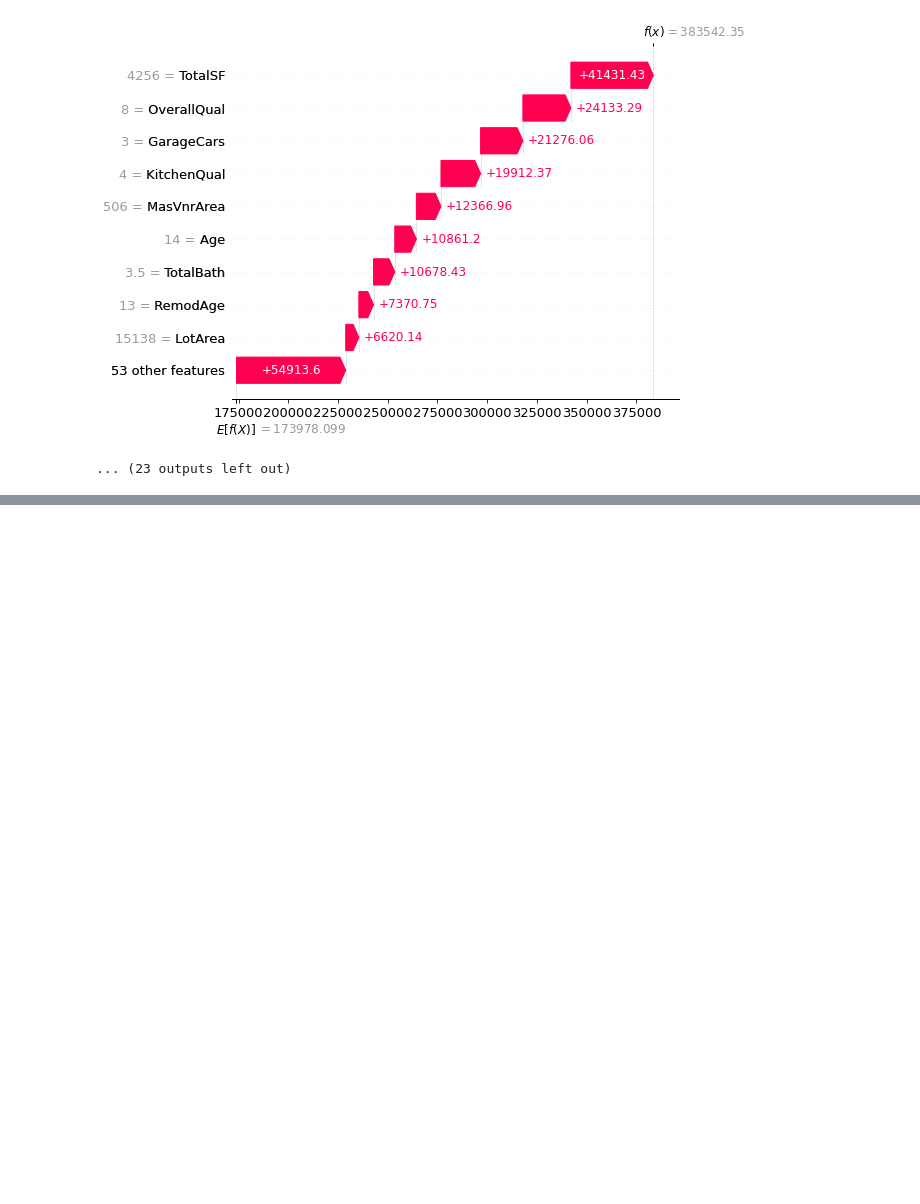
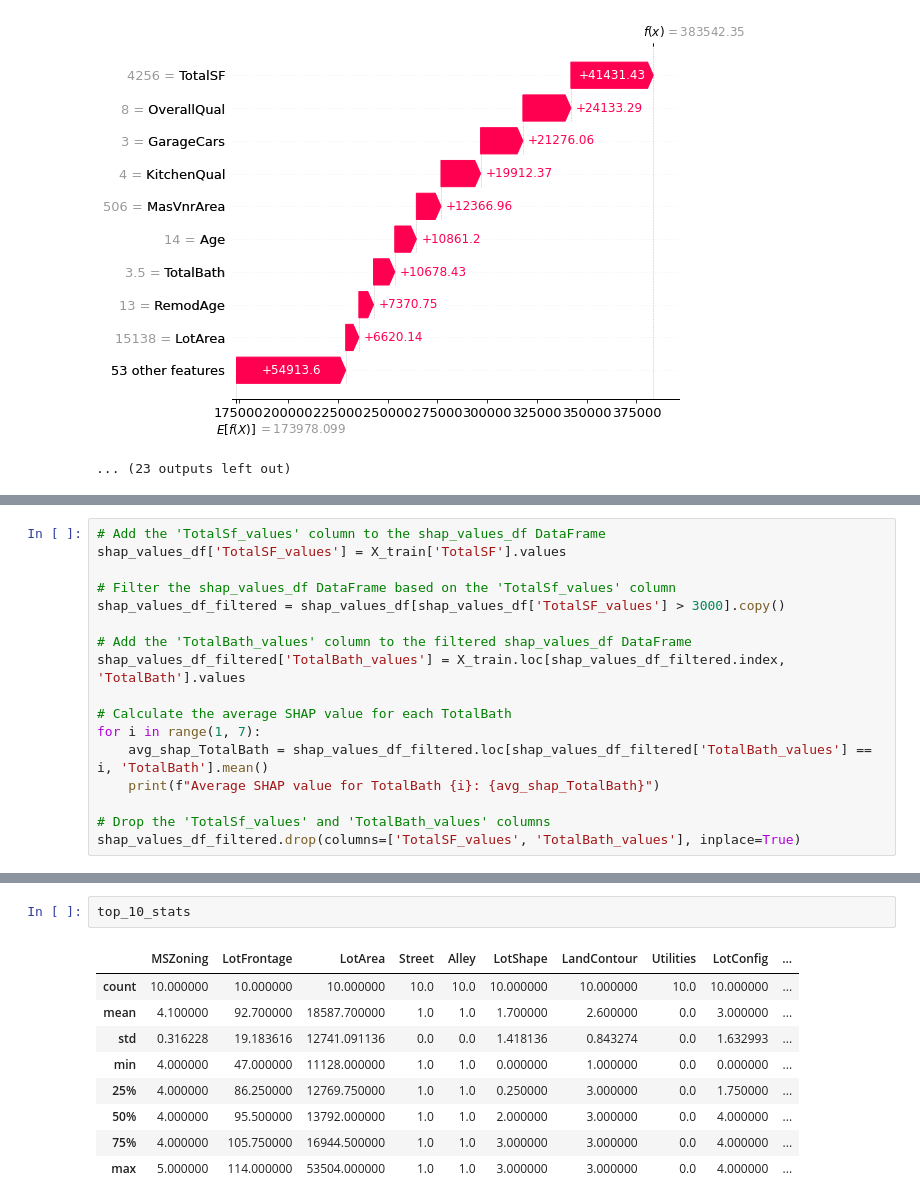
Before and after one commit to jasonphillip/Ames_Housing_ML_Project, a Jupyter notebook: models/Random_forest_model.ipynb, the cells around one changed output, grey strips where cells are left out. Saved outputs shown, nothing was run; the diff lists cells and outputs as text; blank space fills up the shorter version.

```diff
--- a/models/Random_forest_model.ipynb
+++ b/models/Random_forest_model.ipynb
@@ -501,0 +685,17 @@ housing
+# %%
+# Add the 'TotalSf_values' column to the shap_values_df DataFrame
+shap_values_df['TotalSF_values'] = X_train['TotalSF'].values
+
+# Filter the shap_values_df DataFrame based on the 'TotalSf_values' column
+shap_values_df_filtered = shap_values_df[shap_values_df['TotalSF_values'] > 3000].copy()
+
+# Add the 'TotalBath_values' column to the filtered shap_values_df DataFrame
+shap_values_df_filtered['TotalBath_values'] = X_train.loc[shap_values_df_filtered.index, 'TotalBath'].values
+
+# Calculate the average SHAP value for each TotalBath
+for i in range(1, 7):
+    avg_shap_TotalBath = shap_values_df_filtered.loc[shap_values_df_filtered['TotalBath_values'] == i, 'TotalBath'].mean()
+    print(f"Average SHAP value for TotalBath {i}: {avg_shap_TotalBath}")
+
+# Drop the 'TotalSf_values' and 'TotalBath_values' columns
+shap_values_df_filtered.drop(columns=['TotalSF_values', 'TotalBath_values'], inplace=True)
@@ -501,0 +827,12 @@ housing
+# %%
+top_10_stats
+# %% [output]
+|  | MSZoning | LotFrontage | LotArea | Street | Alley | LotShape | LandContour | Utilities | LotConfig | ... |
+| count | 10.000000 | 10.000000 | 10.000000 | 10.0 | 10.0 | 10.000000 | 10.000000 | 10.0 | 10.000000 | ... |
+| mean | 4.100000 | 92.700000 | 18587.700000 | 1.0 | 1.0 | 1.700000 | 2.600000 | 0.0 | 3.000000 | ... |
+| std | 0.316228 | 19.183616 | 12741.091136 | 0.0 | 0.0 | 1.418136 | 0.843274 | 0.0 | 1.632993 | ... |
+| min | 4.000000 | 47.000000 | 11128.000000 | 1.0 | 1.0 | 0.000000 | 1.000000 | 0.0 | 0.000000 | ... |
+| 25% | 4.000000 | 86.250000 | 12769.750000 | 1.0 | 1.0 | 0.250000 | 3.000000 | 0.0 | 1.750000 | ... |
+| 50% | 4.000000 | 95.500000 | 13792.000000 | 1.0 | 1.0 | 2.000000 | 3.000000 | 0.0 | 4.000000 | ... |
+| 75% | 4.000000 | 105.750000 | 16944.500000 | 1.0 | 1.0 | 3.000000 | 3.000000 | 0.0 | 4.000000 | ... |
+| max | 5.000000 | 114.000000 | 53504.000000 | 1.0 | 1.0 | 3.000000 | 3.000000 | 0.0 | 4.000000 | ... |
```
Also changed, not shown: parts of 45 cells of this notebook.
